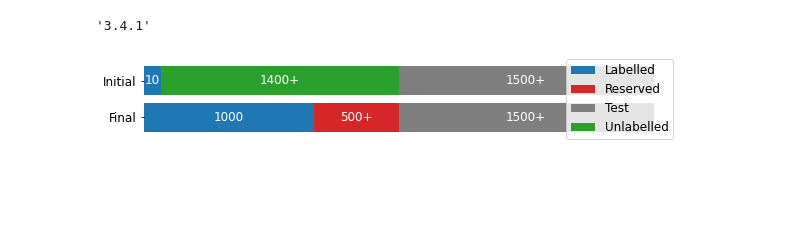
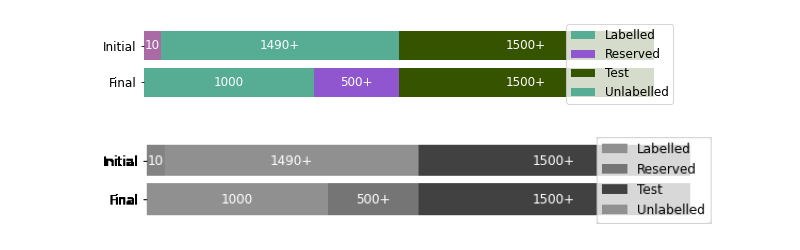
Before and after one commit to zacps/al-stopping-conditions, a Jupyter notebook: pool_plot.ipynb, the cells around one changed output. Saved outputs shown, nothing was run; the diff lists cells and outputs as text; code cells hidden in the pictures; blank space fills up the shorter version.

```diff
--- a/pool_plot.ipynb
+++ b/pool_plot.ipynb
@@ -4,4 +4,0 @@ import matplotlib
-# %%
-matplotlib.__version__
-# %% [output]
-'3.4.1'
@@ -25,30 +20,43 @@ def curly(x,y, scale, ax=None):
 # %%
 fig, ax = plt.subplots(figsize=(8,1.2))
 plt.rcParams.update({'font.size': 12})
 
-b = ax.barh(["Final"], [1000], color="tab:blue", label="Labelled")
+b = ax.barh(["Final"], [1000], color=COLORS[0], label="Labelled")
 ax.bar_label(b, ["1000"], label_type='center', color='white')
-b = ax.barh(["Final"], [500], left=1000, color="tab:red", label="Reserved")
+b = ax.barh(["Final"], [500], left=1000, color=COLORS[1], label="Reserved")
 ax.bar_label(b, ["500+"], label_type='center', color='white')
-b = ax.barh(["Final"], [1500], left=1500, color="tab:gray", label="Test")
+b = ax.barh(["Final"], [1500], left=1500, color=COLORS[2], label="Test")
 ax.bar_label(b, ["1500+"], label_type='center', color='white')
 
-b = ax.barh(["Initial"], [100], color="tab:blue")
+b = ax.barh(["Initial"], [100], color=COLORS[3])
 ax.bar_label(b, ["10"], label_type='center', color='white')
-b = ax.barh(["Initial"], [1400], left=100, color="tab:green", label="Unlabelled")
-ax.bar_label(b, ["1400+"], label_type='center', color='white')
-b = ax.barh(["Initial"], [1500], left=1500, color="tab:gray")
+b = ax.barh(["Initial"], [1400], left=100, color=COLORS[0], label="Unlabelled")
+ax.bar_label(b, ["1490+"], label_type='center', color='white')
+b = ax.barh(["Initial"], [1500], left=1500, color=COLORS[2])
 ax.bar_label(b, ["1500+"], label_type='center', color='white')
 
 #plt.axis('off')
 ax.spines['left'].set_visible(False)
 ax.spines['right'].set_visible(False)
 ax.spines['top'].set_visible(False)
 ax.spines['bottom'].set_visible(False)
 ax.get_xaxis().set_visible(False)
 ax.legend(loc='center right')
 fig.tight_layout(pad=0)
 plt.subplots_adjust()
 plt.savefig('figures/pools.png');
 # %% [output]
-[figure, old version]
+[figure, new version]
+# %%
+from PIL import Image
+import numpy as np
+
+fname = 'figures/pools.png'
+image = Image.open(fname).convert("L")
+arr = np.asarray(image)
+plt.figure(figsize=(11,2))
+plt.imshow(arr, cmap='gray', vmin=0, vmax=255)
+plt.axis('off')
+plt.show()
+# %% [output]
+[figure, added]
```
Also changed, not shown: parts of 2 cells of this notebook, 11 other files.
